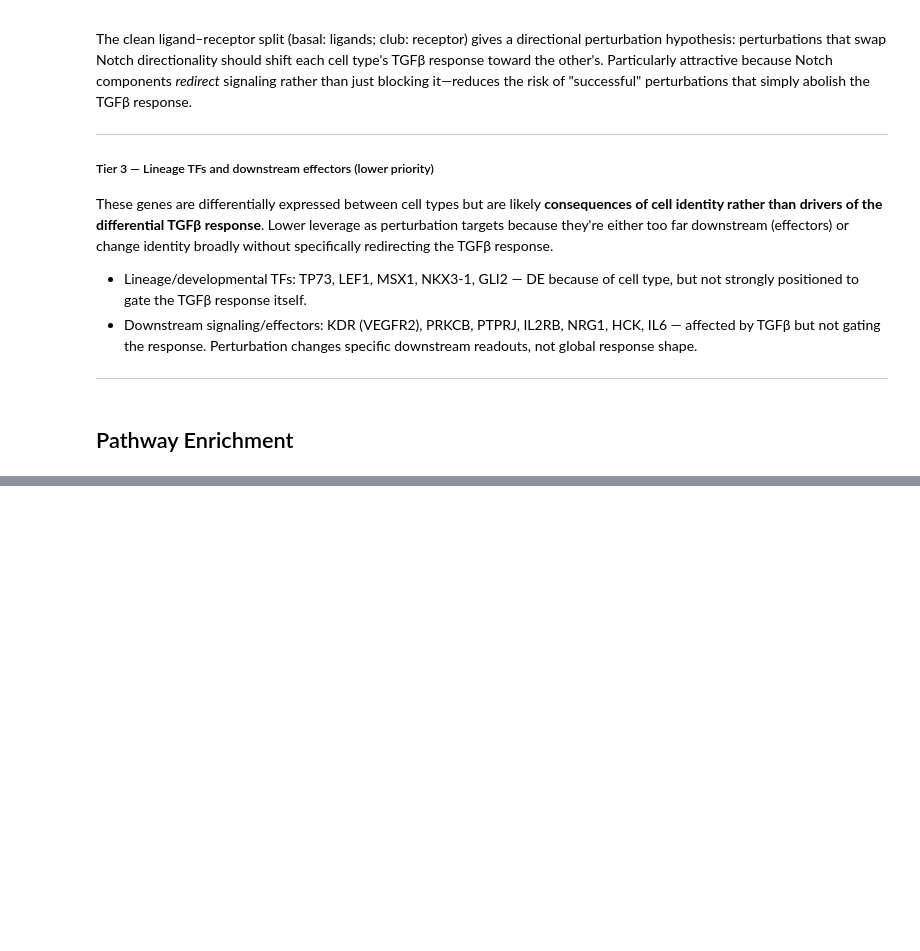
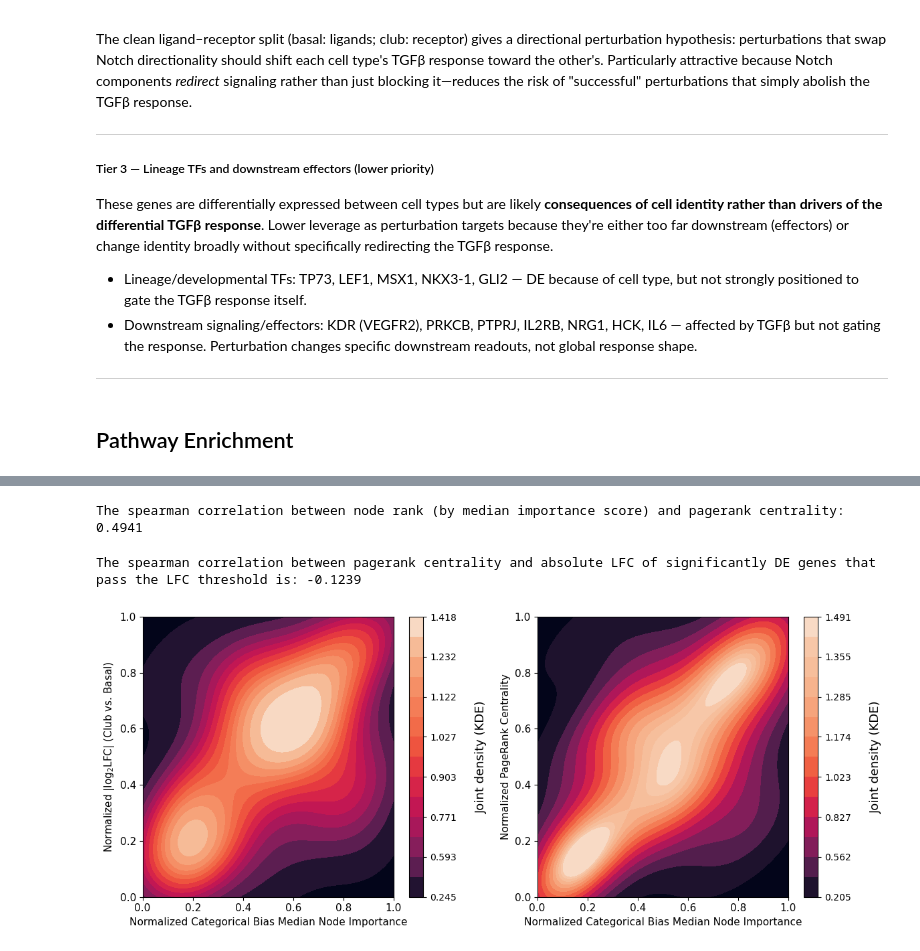
Before and after one commit to hmbaghdassarian/scLEMBAS, a Jupyter notebook: notebooks/McCauley_2024/07_mechanistic_analyses/subnetwork_analysis/04_analyze_subnetwork.ipynb, the cells around one changed output, grey strips where cells are left out. Saved outputs shown, nothing was run; the diff lists cells and outputs as text; code cells hidden in the pictures; blank space fills up the shorter version.

```diff
--- a/notebooks/McCauley_2024/07_mechanistic_analyses/subnetwork_analysis/04_analyze_subnetwork.ipynb
+++ b/notebooks/McCauley_2024/07_mechanistic_analyses/subnetwork_analysis/04_analyze_subnetwork.ipynb
@@ -589,0 +637,20 @@ A gene scoring highly on all three dimensions (DE, bias difference,subnetwork ce
+# %%
+sig_genes = res[(res.padj <= padj_thresh) & (res.log2FoldChange.abs()>lfc_thresh_)].index.tolist()
+
+s_corr = stats.spearmanr(
+        -node_ranks.loc[sig_genes, 'median_rank'],
+        centralities.loc[sig_genes, 'pagerank']
+    ).statistic
+print('The spearman correlation between node rank (by median importance score) and pagerank centrality: {:.4f}'.format(s_corr))
+# %% [output]
+The spearman correlation between node rank (by median importance score) and pagerank centrality: 0.4941
+# %%
+sig_genes = res[(res.padj <= padj_thresh) & (res.log2FoldChange.abs()>lfc_thresh_)].index.tolist()
+
+s_corr = stats.spearmanr(
+        res.loc[sig_genes, 'log2FoldChange'],
+        centralities.loc[sig_genes, 'pagerank']
+    ).statistic
+print('The spearman correlation between pagerank centrality and absolute LFC of significantly DE genes that pass the LFC threshold is: {:.4f}'.format(s_corr))
+# %% [output]
+The spearman correlation between pagerank centrality and absolute LFC of significantly DE genes that pass the LFC threshold is: -0.1239
@@ -589,0 +665,52 @@ A gene scoring highly on all three dimensions (DE, bias difference,subnetwork ce
+# %%
+viz_df = pd.DataFrame(
+    data={'node_rank': -node_ranks.loc[sig_genes, 'median_rank'],
+          'abs_lfc': res.loc[sig_genes, 'log2FoldChange'].abs(),
+          'centrality': centralities.loc[sig_genes, 'pagerank']}
+)
+viz_df = viz_df.rank(axis=0, ascending=True) / viz_df.shape[0]
+
+fig, axes = plt.subplots(ncols=2, figsize=(12, 5))
+
+# --- Left subplot: node_rank vs abs_lfc ---
+sns.kdeplot(
+    x='node_rank', y='abs_lfc', data=viz_df,
+    fill=True, levels=15, thresh=0.01,
+    bw_adjust=1,
+    cmap='rocket',
+    cbar=True,
+    clip=((0, 1), (0, 1)),
+    cbar_kws={"label": "Joint density (KDE)"},
+    ax=axes[0]
+)
+axes[0].set_ylabel(r'Normalized |log$_2$LFC| (Club vs. Basal)', fontsize=11)
+axes[0].set_xlabel('Normalized Categorical Bias Median Node Importance', fontsize=11)
+axes[0].tick_params(axis='both', which='major', labelsize=11)
+axes[0].tick_params(axis='both', which='minor', labelsize=11)
+axes[0].set_facecolor('#03051A')
+
+# --- Right subplot: node_rank vs centrality ---
+sns.kdeplot(
+    x='node_rank', y='centrality', data=viz_df,
+    fill=True, levels=15, thresh=0.01,
+    bw_adjust=1,
+    cmap='rocket',
+    cbar=True,
+    clip=((0, 1), (0, 1)),
+    cbar_kws={"label": "Joint density (KDE)"},
+    ax=axes[1]
+)
+axes[1].set_ylabel('Normalized PageRank Centrality', fontsize=11)
+axes[1].set_xlabel('Normalized Categorical Bias Median Node Importance', fontsize=11)
+axes[1].tick_params(axis='both', which='major', labelsize=11)
+axes[1].tick_params(axis='both', which='minor', labelsize=11)
+axes[1].set_facecolor('#03051A')
+
+# Style both colorbars
+# fig.axes now has 4 entries: [ax0, ax1, cbar0, cbar1]
+for cbar_ax in fig.axes[2:]:
+    cbar_ax.set_ylabel("Joint density (KDE)", fontsize=13, rotation=90, labelpad=20)
+
+fig.tight_layout()
+# %% [output]
+[figure, added]
```
Also changed, not shown: parts of 25 cells of this notebook, 2 other files.
